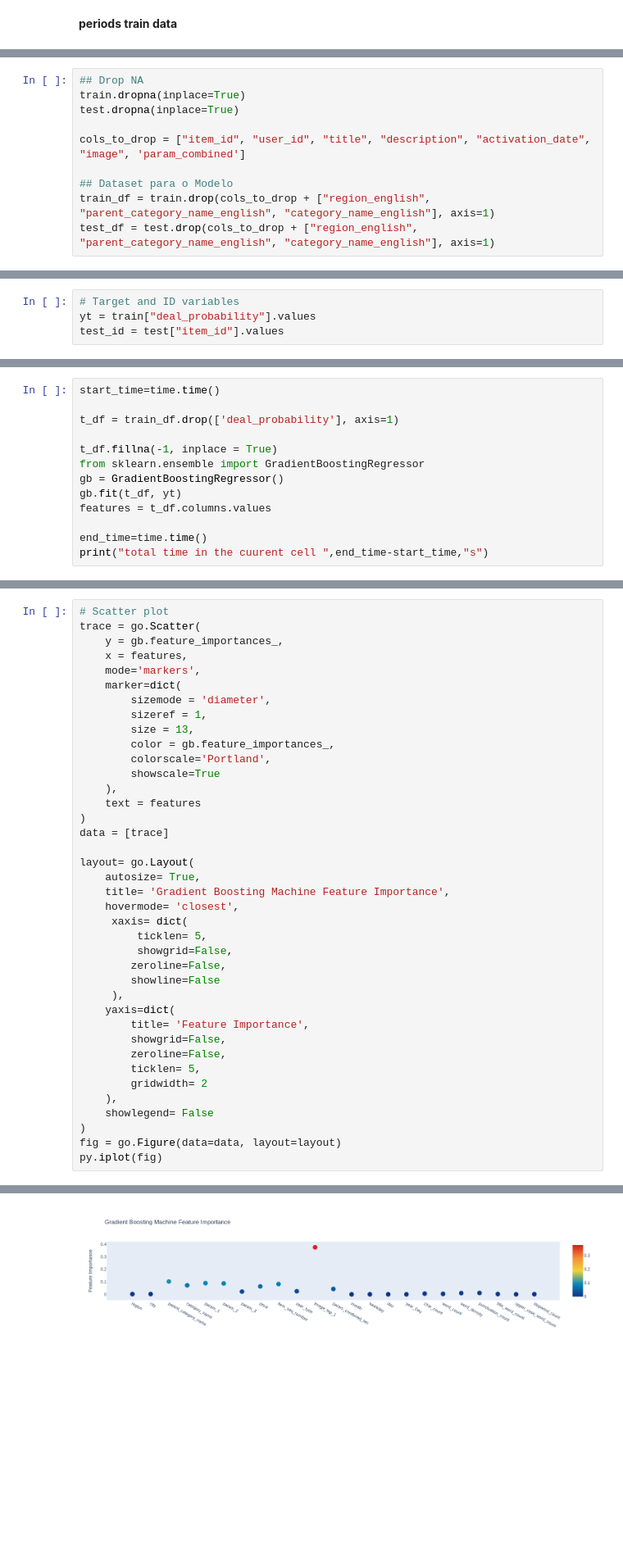
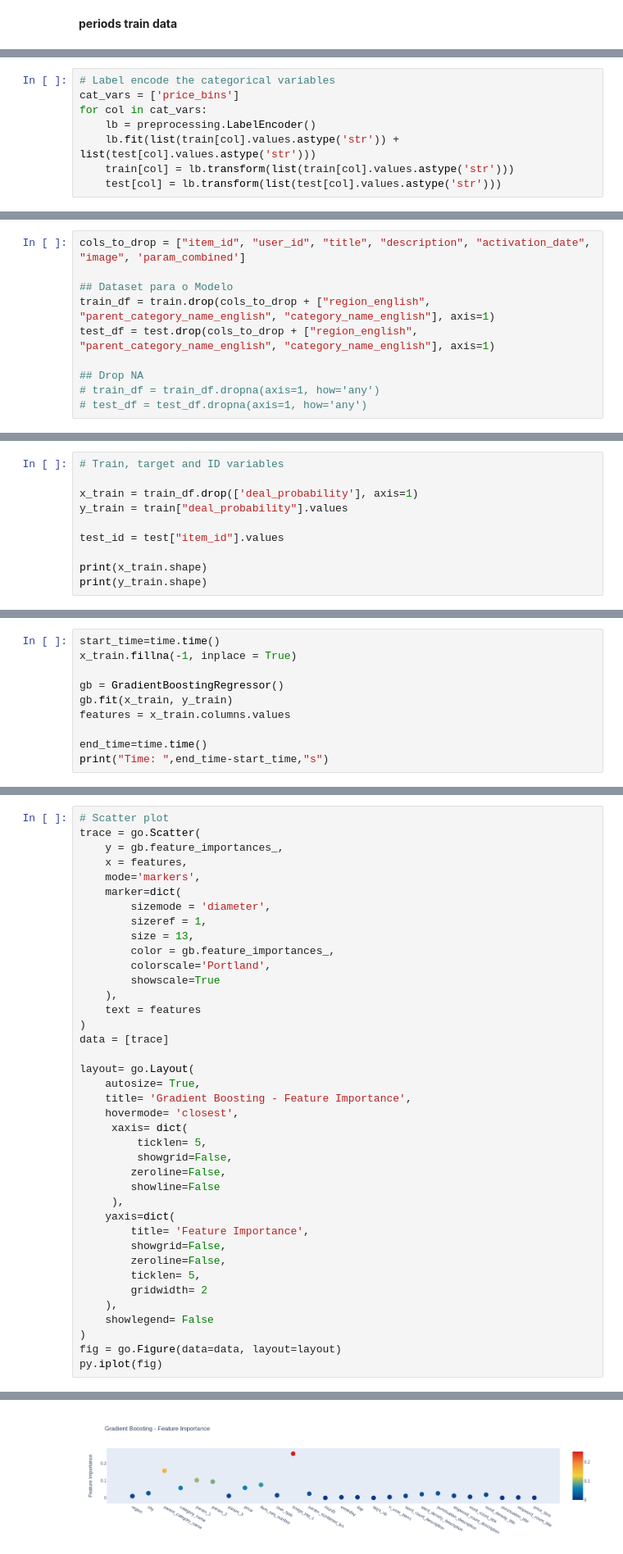
Before and after one commit to mrcrdg/adv_demand, a Jupyter notebook: 02_data_modeling.ipynb, the cells around one changed output, grey strips where cells are left out. Shown at 82% size. Drawn from its saved outputs; the diff is of its cells as text; blank space fills up the shorter version.

```diff
--- a/02_data_modeling.ipynb
+++ b/02_data_modeling.ipynb
@@ -307 +474,9 @@ for col in cat_vars:
+# %%
+# Label encode the categorical variables
+cat_vars = ['price_bins']
+for col in cat_vars:
+    lb = preprocessing.LabelEncoder()
+    lb.fit(list(train[col].values.astype('str')) + list(test[col].values.astype('str')))
+    train[col] = lb.transform(list(train[col].values.astype('str')))
+    test[col] = lb.transform(list(test[col].values.astype('str')))
 # %% [markdown]
@@ -320,10 +494,10 @@ for col in cat_vars:
 # %%
-## Drop NA
-train.dropna(inplace=True)
-test.dropna(inplace=True)
-
 cols_to_drop = ["item_id", "user_id", "title", "description", "activation_date", "image", 'param_combined']
 
 ## Dataset para o Modelo
 train_df = train.drop(cols_to_drop + ["region_english", "parent_category_name_english", "category_name_english"], axis=1)
 test_df = test.drop(cols_to_drop + ["region_english", "parent_category_name_english", "category_name_english"], axis=1)
+
+## Drop NA
+# train_df = train_df.dropna(axis=1, how='any')
+# test_df = test_df.dropna(axis=1, how='any')
@@ -348,4 +569,10 @@ test
 # %%
-# Target and ID variables
-yt = train["deal_probability"].values
+# Train, target and ID variables
+
+x_train = train_df.drop(['deal_probability'], axis=1)
+y_train = train["deal_probability"].values
+
 test_id = test["item_id"].values
+
+print(x_train.shape)
+print(y_train.shape)
@@ -352,14 +582,11 @@ test_id = test["item_id"].values
 # %%
 start_time=time.time()
+x_train.fillna(-1, inplace = True)
 
-t_df = train_df.drop(['deal_probability'], axis=1)
-
-t_df.fillna(-1, inplace = True)
-from sklearn.ensemble import GradientBoostingRegressor
 gb = GradientBoostingRegressor()
-gb.fit(t_df, yt)
-features = t_df.columns.values
+gb.fit(x_train, y_train)
+features = x_train.columns.values
 
 end_time=time.time()
-print("total time in the cuurent cell ",end_time-start_time,"s")
+print("Time: ",end_time-start_time,"s")
 # %% [output]
@@ -384,7 +611,7 @@ data = [trace]
 
 layout= go.Layout(
     autosize= True,
-    title= 'Gradient Boosting Machine Feature Importance',
+    title= 'Gradient Boosting - Feature Importance',
     hovermode= 'closest',
      xaxis= dict(
          ticklen= 5,
@@ -407 +635 @@ py.iplot(fig)
-[figure, old version]
+[figure, new version]
```
Also changed, not shown: parts of 74 cells of this notebook.
